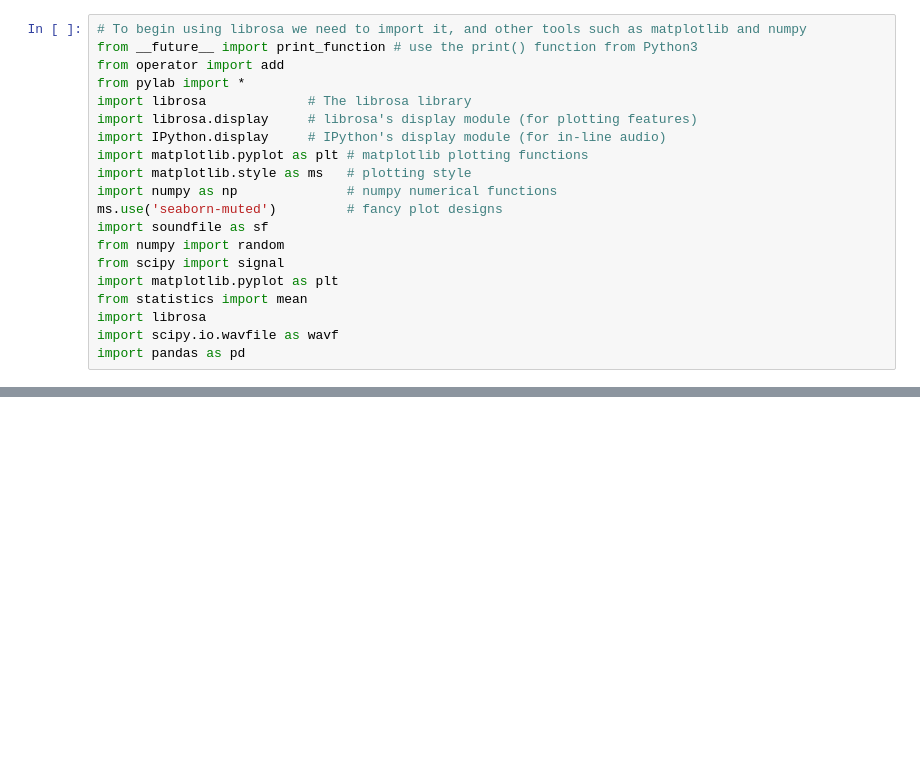
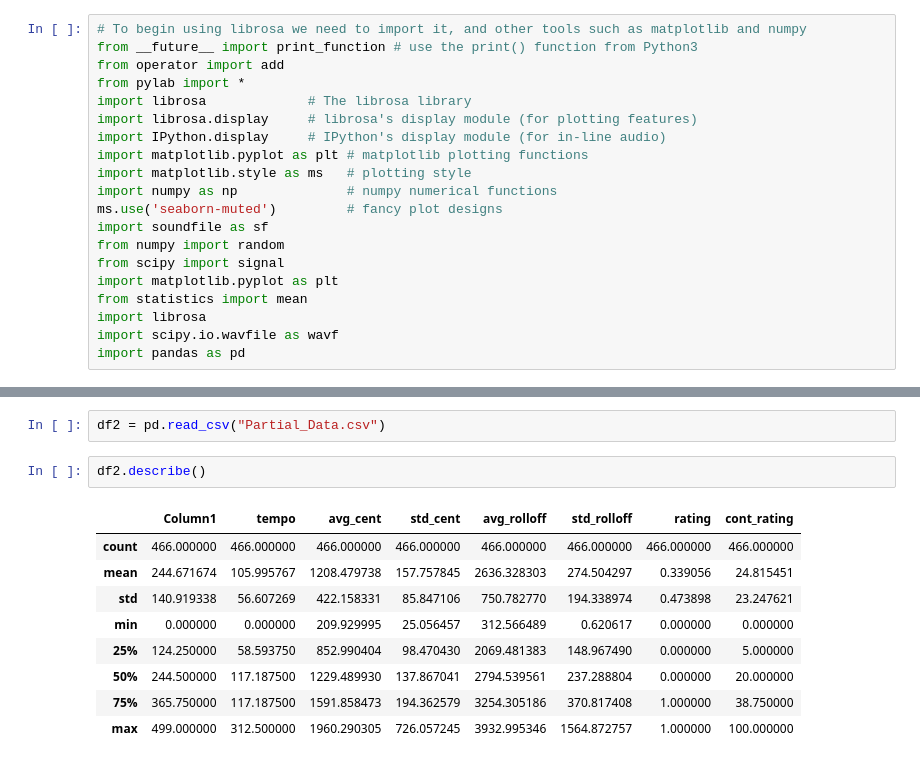
Before and after one commit to robertopablonoel/ByteBeat, a Jupyter notebook: Tree Parser/Listen.ipynb, the cells around one changed output, grey strips where cells are left out. Saved outputs shown, nothing was run; the diff lists cells and outputs as text; blank space fills up the shorter version.

```diff
--- a/Tree Parser/Listen.ipynb
+++ b/Tree Parser/Listen.ipynb
@@ -47,0 +31,14 @@ IPython.display.Audio(list(map(float, df.iloc[499][-2][1:-1].split(", "))), rate
+# %%
+df2 = pd.read_csv("Partial_Data.csv")
+# %%
+df2.describe()
+# %% [output]
+|  | Column1 | tempo | avg_cent | std_cent | avg_rolloff | std_rolloff | rating | cont_rating |
+| count | 466.000000 | 466.000000 | 466.000000 | 466.000000 | 466.000000 | 466.000000 | 466.000000 | 466.000000 |
+| mean | 244.671674 | 105.995767 | 1208.479738 | 157.757845 | 2636.328303 | 274.504297 | 0.339056 | 24.815451 |
+| std | 140.919338 | 56.607269 | 422.158331 | 85.847106 | 750.782770 | 194.338974 | 0.473898 | 23.247621 |
+| min | 0.000000 | 0.000000 | 209.929995 | 25.056457 | 312.566489 | 0.620617 | 0.000000 | 0.000000 |
+| 25% | 124.250000 | 58.593750 | 852.990404 | 98.470430 | 2069.481383 | 148.967490 | 0.000000 | 5.000000 |
+| 50% | 244.500000 | 117.187500 | 1229.489930 | 137.867041 | 2794.539561 | 237.288804 | 0.000000 | 20.000000 |
+| 75% | 365.750000 | 117.187500 | 1591.858473 | 194.362579 | 3254.305186 | 370.817408 | 1.000000 | 38.750000 |
+| max | 499.000000 | 312.500000 | 1960.290305 | 726.057245 | 3932.995346 | 1564.872757 | 1.000000 | 100.000000 |
```
Also changed, not shown: parts of 3 cells of this notebook, 6 other files.
